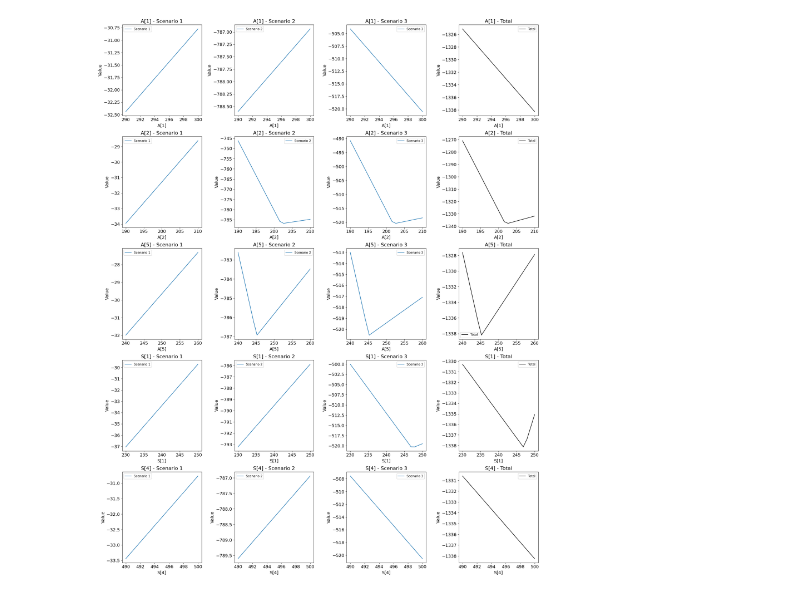
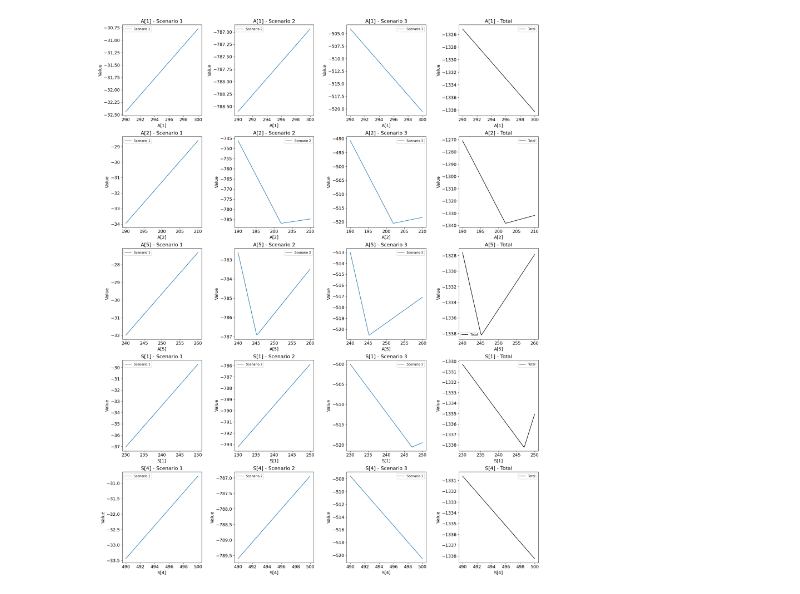
Before and after one commit to yship1002/decomp, a Jupyter notebook: graphing/value_function/pooling.ipynb, the cells around one changed output. Saved outputs shown, nothing was run; the diff lists cells and outputs as text; code cells hidden in the pictures.

```diff
--- a/graphing/value_function/pooling.ipynb
+++ b/graphing/value_function/pooling.ipynb
@@ -42,7 +42,7 @@ m.fix_binary_y(binary_y_val)
 
 v_f= ValueFunction(m,solver="baron")
 y_dimension = {'A[1]':{}, 'A[2]':{}, 'A[5]':{},'S[1]':{}, 'S[4]':{}}
-steps=20
+steps=100
 for y in y_dimension.keys():
     v_f.calc_1D(idx=y, y_val_fix=copy.deepcopy(pooling_sol),
                     interval=pooling_y_bound[y], step=steps)
@@ -58,31 +58,31 @@ fig, axs = plt.subplots(
 )
 for row_idx, (y_key, y_data) in enumerate(y_dimension.items()):
     for col_idx, s in enumerate(m.scenarios):
         ax = axs[row_idx, col_idx] if len(y_dimension) > 1 else axs[col_idx]
         ax.plot(
             np.linspace(*pooling_y_bound[y_key], steps),
             y_data[s],
             label=f"Scenario {s}"
         )
         ax.set_title(f"{y_key} - Scenario {s}", fontsize=16)
         ax.set_xlabel(y_key, fontsize=14)
         ax.set_ylabel("Value", fontsize=14)
         ax.tick_params(axis='both', labelsize=14)
         ax.legend()
     # Plot total in the last column
     ax = axs[row_idx, -1] if len(y_dimension) > 1 else axs[-1]
     ax.plot(
         np.linspace(*pooling_y_bound[y_key], steps),
         y_data['total'],
         label="Total", color='black'
     )
     ax.set_title(f"{y_key} - Total", fontsize=16)
     ax.set_xlabel(y_key, fontsize=14)
     ax.set_ylabel("Value", fontsize=14)
     ax.tick_params(axis='both', labelsize=14)
     ax.legend()
 
 plt.tight_layout()
 plt.show()
 # %% [output]
-[figure, old version]
+[figure, new version]
```
Also changed, not shown: 5 other files.
